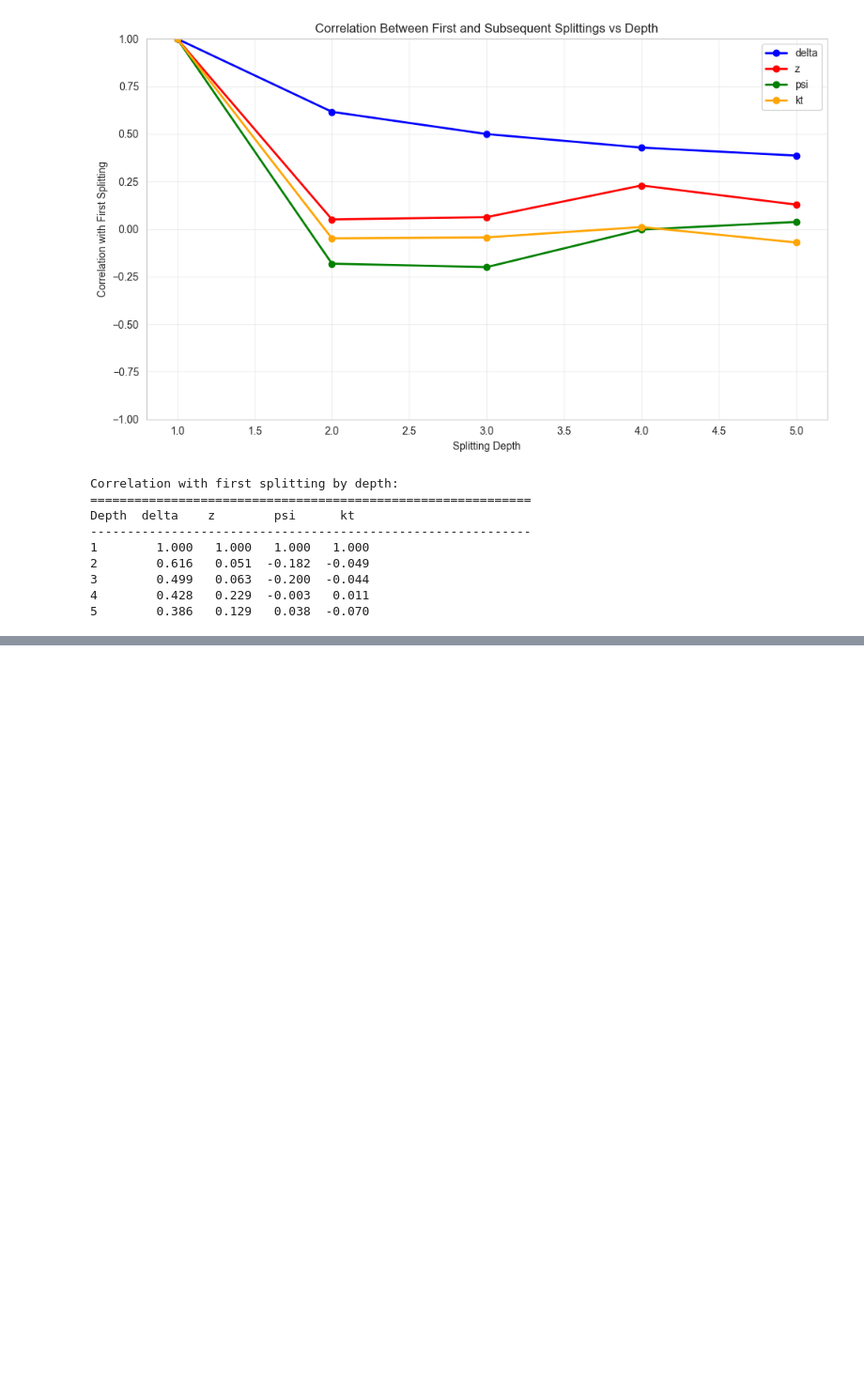
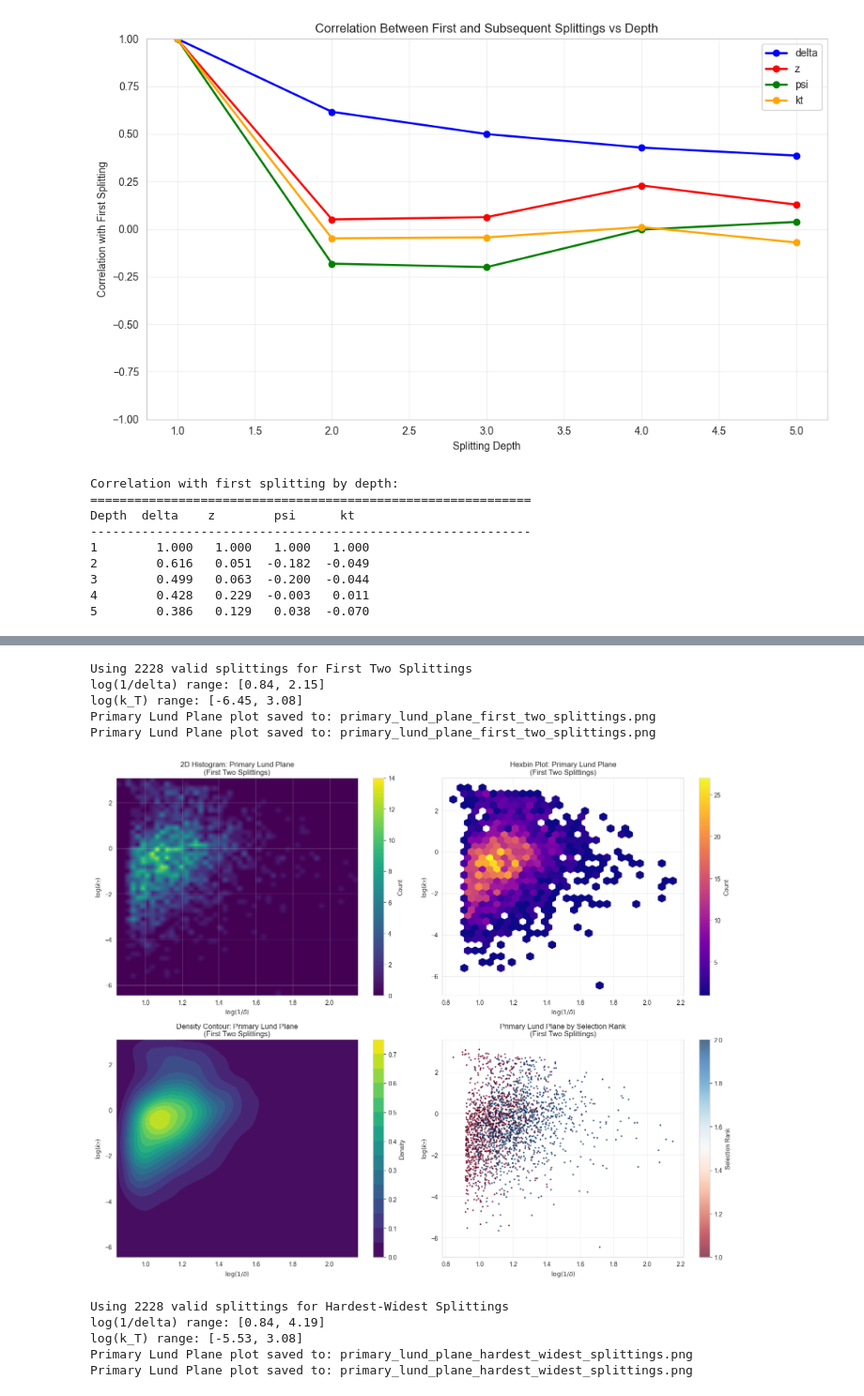
Before and after one commit to tch285/alian, a Jupyter notebook: alian/sandbox/jse/lunds_pairplot.ipynb, the cells around one changed output, grey strips where cells are left out. Shown at 94% size. Drawn from its saved outputs; the diff is of its cells as text; code cells hidden in the pictures; blank space fills up the shorter version.

```diff
--- a/alian/sandbox/jse/lunds_pairplot.ipynb
+++ b/alian/sandbox/jse/lunds_pairplot.ipynb
@@ -464,0 +765,24 @@ Depth  delta    z        psi      kt
+# %%
+# First two splittings method
+fig2, (lund_x_first, lund_y_first) = create_primary_lund_plane_density(
+    primary_df_first, "First Two Splittings"
+)
+plt.show()
+
+# Hardest-widest method
+fig3, (lund_x_hw, lund_y_hw) = create_primary_lund_plane_density(
+    primary_df_hw, "Hardest-Widest Splittings"
+)
+plt.show()
+# %% [output]
+Using 2228 valid splittings for First Two Splittings
+log(1/delta) range: [0.84, 2.15]
+log(k_T) range: [-6.45, 3.08]
+Primary Lund Plane plot saved to: primary_lund_plane_first_two_splittings.png
+Primary Lund Plane plot saved to: primary_lund_plane_first_two_splittings.png
+[figure, added]
+Using 2228 valid splittings for Hardest-Widest Splittings
+log(1/delta) range: [0.84, 4.19]
+log(k_T) range: [-5.53, 3.08]
+Primary Lund Plane plot saved to: primary_lund_plane_hardest_widest_splittings.png
+Primary Lund Plane plot saved to: primary_lund_plane_hardest_widest_splittings.png
```
Also changed, not shown: parts of 14 cells of this notebook, 1 other file.
